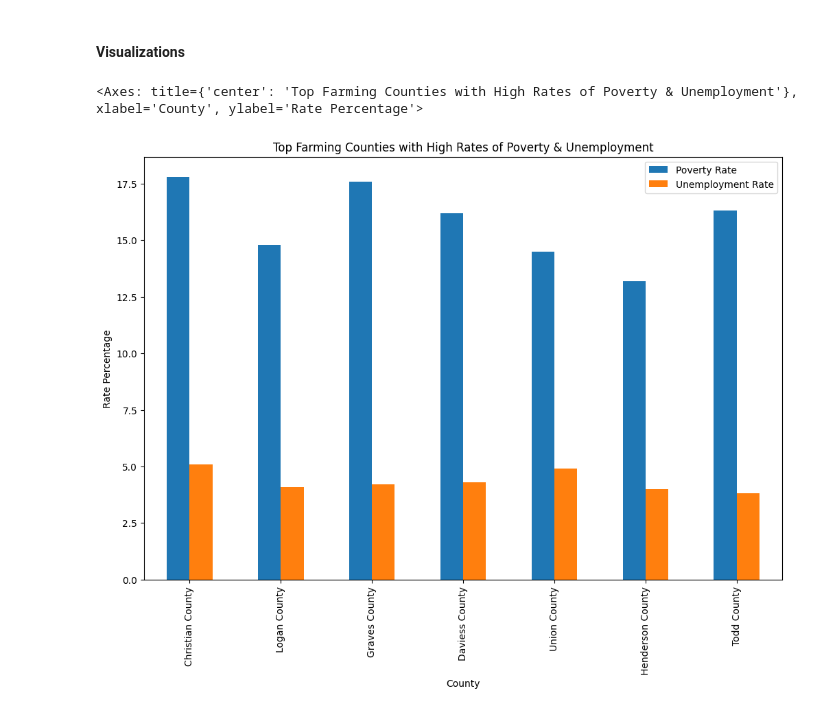
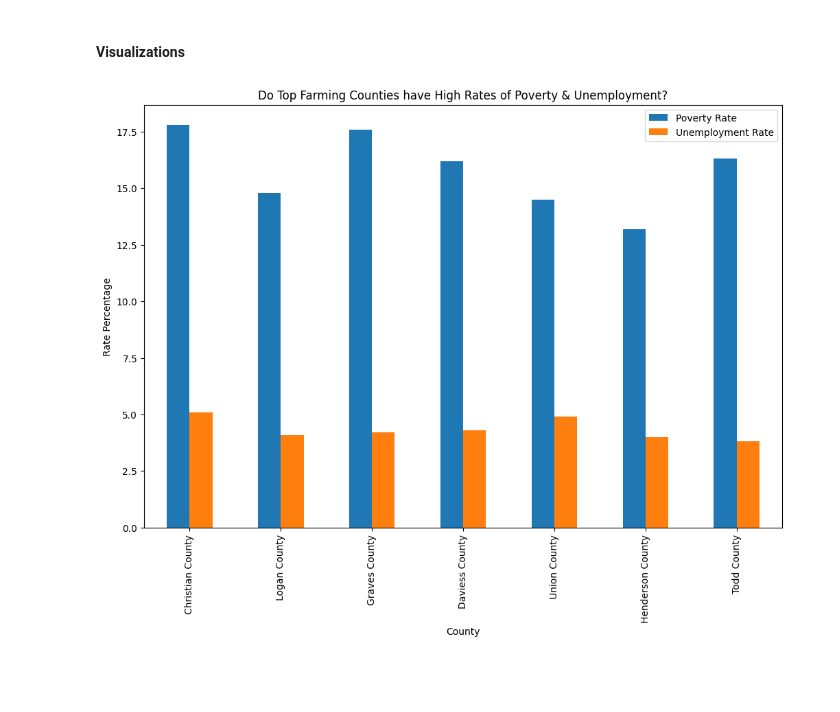
Before and after one commit to reppenp/ky_rural_analyis, a Jupyter notebook: workbooks/ky_rural_notebook.ipynb, the cells around one changed output. Cells and saved outputs as stored; diff of their text form; code cells hidden in the pictures; blank space fills up the shorter version.

```diff
--- a/workbooks/ky_rural_notebook.ipynb
+++ b/workbooks/ky_rural_notebook.ipynb
@@ -753,12 +753,13 @@ bot7_poverty_cty
 # %%
 # Comparing Poverty Rates and Unemployment Rates for the Top 7 Farming Counties
 
 top7_rural_cty.plot.bar(x="County", y=["Poverty Rate", "Unemployment Rate"], figsize=(12,8),
-                        title="Top Farming Counties with High Rates of Poverty & Unemployment",
+                        title="Do Top Farming Counties have High Rates of Poverty & Unemployment?",
                         ylabel="Rate Percentage")
+
+plt.savefig('../plots/Top Farming Counties Poverty and Unemployment Rates')
 # %% [output]
-<Axes: title={'center': 'Top Farming Counties with High Rates of Poverty & Unemployment'}, xlabel='County', ylabel='Rate Percentage'>
-[figure, old version]
+[figure, new version]
 # %%
 
 fig, ax1 = plt.subplots(figsize=(10, 6))
```
Also changed, not shown: parts of 2 cells of this notebook, 3 other files.
